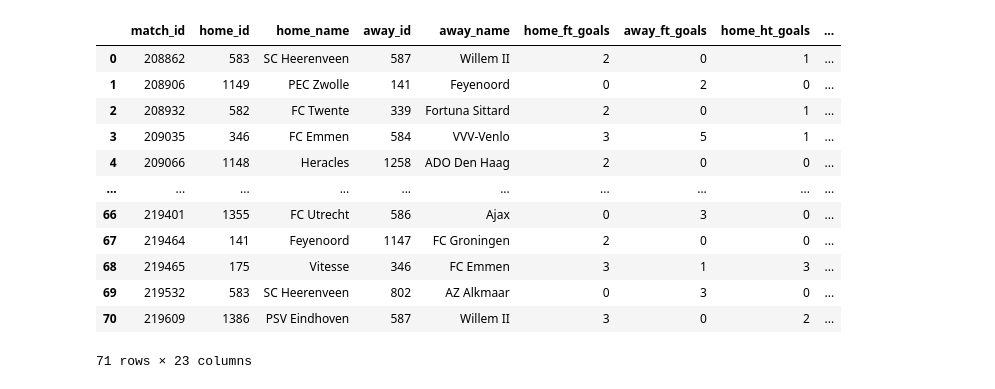
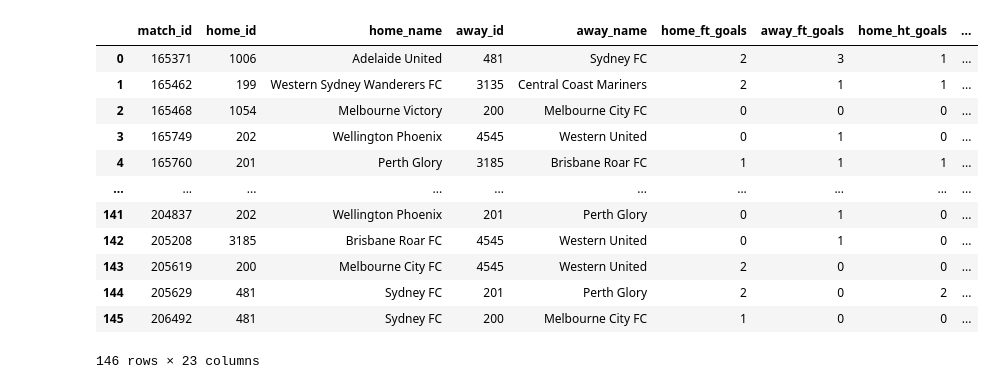
Before and after one commit to RicardoBoia2017/FEUP_ADAD, a Jupyter notebook: ADAD.ipynb, the cells around one changed output. Saved outputs shown, nothing was run; the diff lists cells and outputs as text; code cells hidden in the pictures.

```diff
--- a/ADAD.ipynb
+++ b/ADAD.ipynb
@@ -256,22 +272,22 @@ def getMatchStats():
 42 - Tunisian Ligue 1 (Both)
 # %%
 matches_list = []
-df = getMatches('2020-09-01','2020-12-21', 196, 'Europe', 'Netherlands', 'Eredivisie', 'League', 1)
+df = getMatches('2019-07-01','2020-12-21', 67, 'Oceania', 'Australia', 'A-League', 'League', 1)
 df
 # %% [output]
 |  | match_id | home_id | home_name | away_id | away_name | home_ft_goals | away_ft_goals | home_ht_goals | ... |
-| 0 | 208862 | 583 | SC Heerenveen | 587 | Willem II | 2 | 0 | 1 | ... |
-| 1 | 208906 | 1149 | PEC Zwolle | 141 | Feyenoord | 0 | 2 | 0 | ... |
-| 2 | 208932 | 582 | FC Twente | 339 | Fortuna Sittard | 2 | 0 | 1 | ... |
-| 3 | 209035 | 346 | FC Emmen | 584 | VVV-Venlo | 3 | 5 | 1 | ... |
-| 4 | 209066 | 1148 | Heracles | 1258 | ADO Den Haag | 2 | 0 | 0 | ... |
+| 0 | 165371 | 1006 | Adelaide United | 481 | Sydney FC | 2 | 3 | 1 | ... |
+| 1 | 165462 | 199 | Western Sydney Wanderers FC | 3135 | Central Coast Mariners | 2 | 1 | 1 | ... |
+| 2 | 165468 | 1054 | Melbourne Victory | 200 | Melbourne City FC | 0 | 0 | 0 | ... |
+| 3 | 165749 | 202 | Wellington Phoenix | 4545 | Western United | 0 | 1 | 0 | ... |
+| 4 | 165760 | 201 | Perth Glory | 3185 | Brisbane Roar FC | 1 | 1 | 1 | ... |
 | ... | ... | ... | ... | ... | ... | ... | ... | ... | ... |
-| 66 | 219401 | 1355 | FC Utrecht | 586 | Ajax | 0 | 3 | 0 | ... |
-| 67 | 219464 | 141 | Feyenoord | 1147 | FC Groningen | 2 | 0 | 0 | ... |
-| 68 | 219465 | 175 | Vitesse | 346 | FC Emmen | 3 | 1 | 3 | ... |
-| 69 | 219532 | 583 | SC Heerenveen | 802 | AZ Alkmaar | 0 | 3 | 0 | ... |
-| 70 | 219609 | 1386 | PSV Eindhoven | 587 | Willem II | 3 | 0 | 2 | ... |
+| 141 | 204837 | 202 | Wellington Phoenix | 201 | Perth Glory | 0 | 1 | 0 | ... |
+| 142 | 205208 | 3185 | Brisbane Roar FC | 4545 | Western United | 0 | 1 | 0 | ... |
+| 143 | 205619 | 200 | Melbourne City FC | 4545 | Western United | 2 | 0 | 0 | ... |
+| 144 | 205629 | 481 | Sydney FC | 201 | Perth Glory | 2 | 0 | 2 | ... |
+| 145 | 206492 | 481 | Sydney FC | 200 | Melbourne City FC | 1 | 0 | 0 | ... |
-71 rows × 23 columns
+146 rows × 23 columns
 # %%
 matches = matches.append(df, ignore_index = True)
 matches.to_csv('matches.csv', index=False);
```
Also changed, not shown: parts of 12 cells of this notebook, 1 other file.
